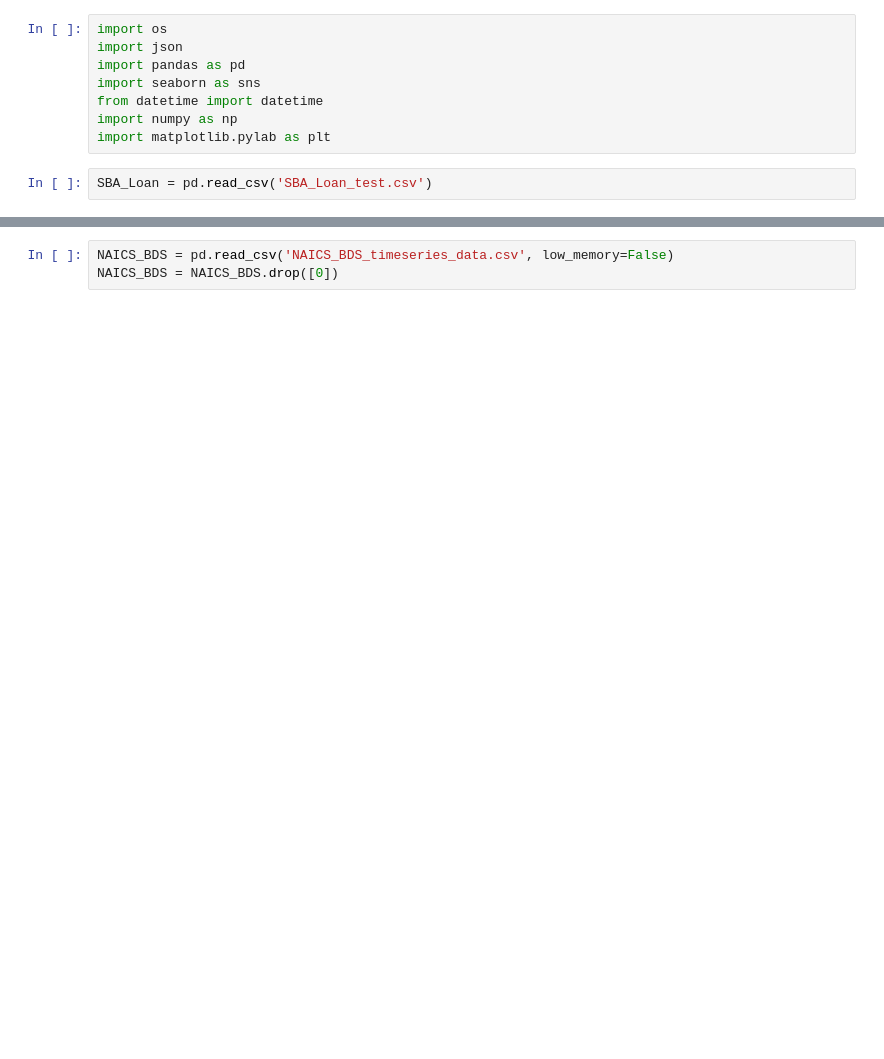
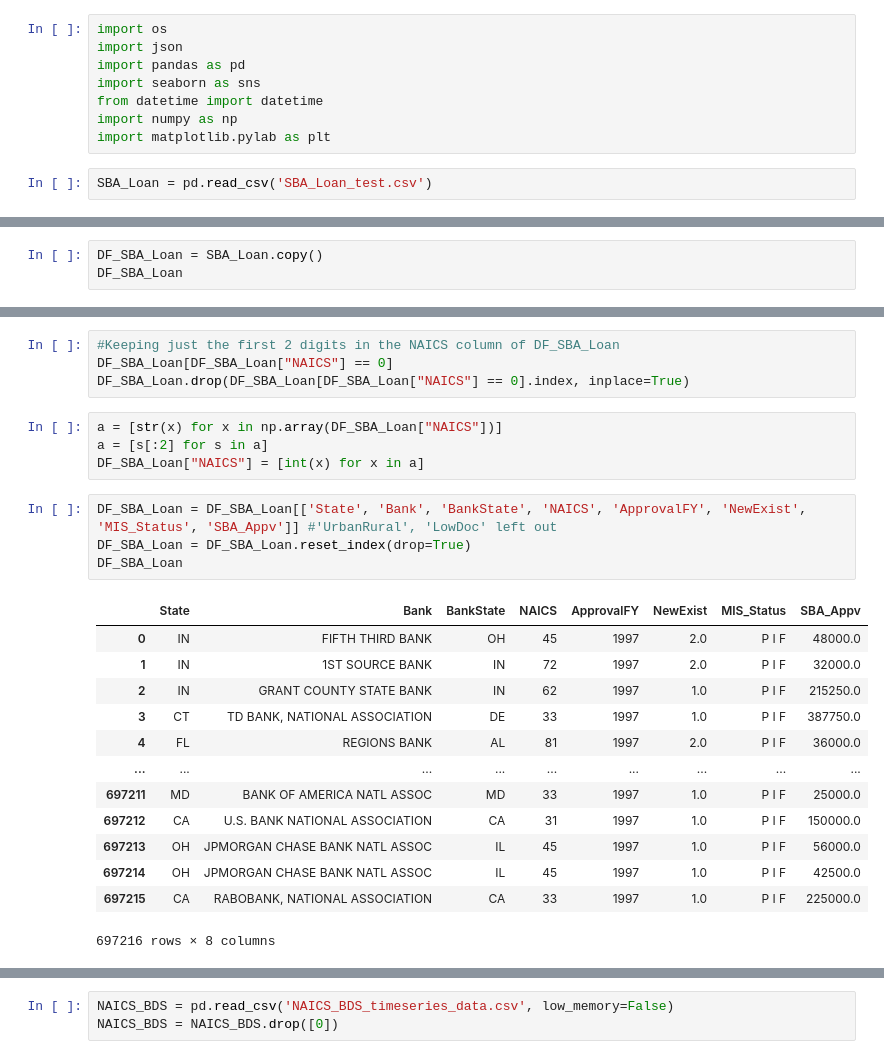
Before and after one commit to CIV2T1PEY/CIV1498-Group-Project, a Jupyter notebook: Python_Prashan_Notebook.ipynb, the cells around one changed output, grey strips where cells are left out. Cells and saved outputs as stored; diff of their text form; blank space fills up the shorter version.

```diff
--- a/Python_Prashan_Notebook.ipynb
+++ b/Python_Prashan_Notebook.ipynb
@@ -26,0 +11,3 @@ SBA_Loan
+# %%
+DF_SBA_Loan = SBA_Loan.copy()
+DF_SBA_Loan
@@ -26,0 +28,26 @@ SBA_Loan
+# %%
+#Keeping just the first 2 digits in the NAICS column of DF_SBA_Loan
+DF_SBA_Loan[DF_SBA_Loan["NAICS"] == 0]
+DF_SBA_Loan.drop(DF_SBA_Loan[DF_SBA_Loan["NAICS"] == 0].index, inplace=True)
+# %%
+a = [str(x) for x in np.array(DF_SBA_Loan["NAICS"])]
+a = [s[:2] for s in a]
+DF_SBA_Loan["NAICS"] = [int(x) for x in a]
+# %%
+DF_SBA_Loan = DF_SBA_Loan[['State', 'Bank', 'BankState', 'NAICS', 'ApprovalFY', 'NewExist', 'MIS_Status', 'SBA_Appv']] #'UrbanRural', 'LowDoc' left out
+DF_SBA_Loan = DF_SBA_Loan.reset_index(drop=True)
+DF_SBA_Loan
+# %% [output]
+|  | State | Bank | BankState | NAICS | ApprovalFY | NewExist | MIS_Status | SBA_Appv |
+| 0 | IN | FIFTH THIRD BANK | OH | 45 | 1997 | 2.0 | P I F | 48000.0 |
+| 1 | IN | 1ST SOURCE BANK | IN | 72 | 1997 | 2.0 | P I F | 32000.0 |
+| 2 | IN | GRANT COUNTY STATE BANK | IN | 62 | 1997 | 1.0 | P I F | 215250.0 |
+| 3 | CT | TD BANK, NATIONAL ASSOCIATION | DE | 33 | 1997 | 1.0 | P I F | 387750.0 |
+| 4 | FL | REGIONS BANK | AL | 81 | 1997 | 2.0 | P I F | 36000.0 |
+| ... | ... | ... | ... | ... | ... | ... | ... | ... |
+| 697211 | MD | BANK OF AMERICA NATL ASSOC | MD | 33 | 1997 | 1.0 | P I F | 25000.0 |
+| 697212 | CA | U.S. BANK NATIONAL ASSOCIATION | CA | 31 | 1997 | 1.0 | P I F | 150000.0 |
+| 697213 | OH | JPMORGAN CHASE BANK NATL ASSOC | IL | 45 | 1997 | 1.0 | P I F | 56000.0 |
+| 697214 | OH | JPMORGAN CHASE BANK NATL ASSOC | IL | 45 | 1997 | 1.0 | P I F | 42500.0 |
+| 697215 | CA | RABOBANK, NATIONAL ASSOCIATION | CA | 33 | 1997 | 1.0 | P I F | 225000.0 |
+697216 rows × 8 columns
```
Also changed, not shown: parts of 19 cells of this notebook.
